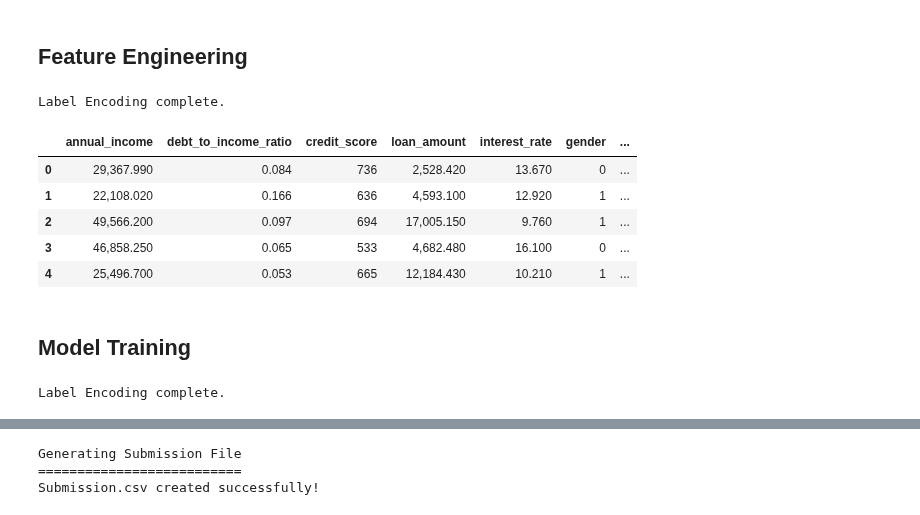
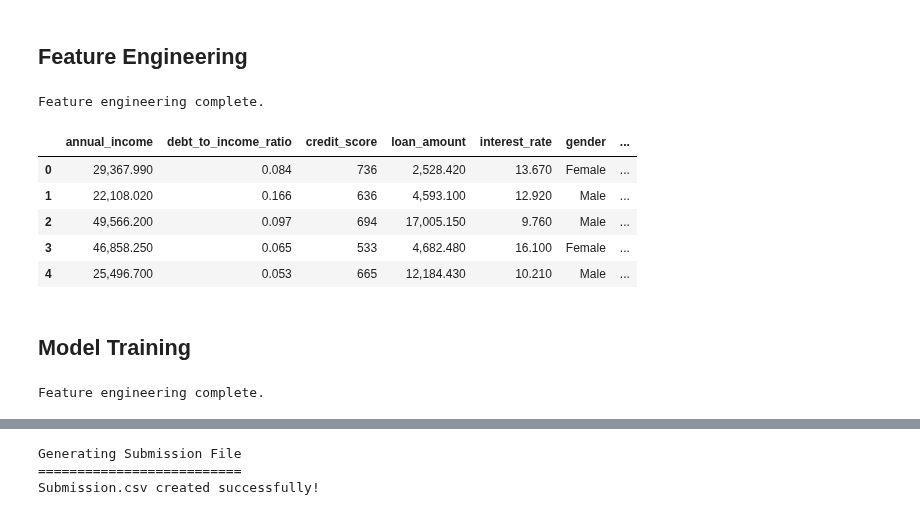
Before and after one commit to SteveTarter/kaggle-playground-series, a Jupyter notebook: 2025/s5e11/Predicting Loan Payback (S5E11).ipynb, the cells around one changed output, grey strips where cells are left out. Cells and saved outputs as stored; diff of their text form; code cells hidden in the pictures.

```diff
--- a/2025/s5e11/Predicting Loan Payback (S5E11).ipynb
+++ b/2025/s5e11/Predicting Loan Payback (S5E11).ipynb
@@ -184,7 +184,7 @@ original_df.head()
 # %% [markdown]
 #### Get rid of the 'id' column before examining the data.  Also, it'll confuse training.
 # %%
-training_df.drop('id', axis=1, inplace=True, errors = "ignore")
+# training_df.drop('id', axis=1, inplace=True, errors = "ignore")
 # %% [markdown]
 ## Exploratory Data Analysis
 # %%
@@ -837,26 +934,26 @@ def feature_engineer(df: pd.DataFrame, target: str = TARGET, drop_duplicates:boo
 # %%
-fe_df = feature_engineer(training_df, fit = True)
+fe_df, fe_encoder = feature_engineer(training_df, fit=True)
 
 fe_df.head()
 # %% [output]
-Label Encoding complete.
+Feature engineering complete.
 |  | annual_income | debt_to_income_ratio | credit_score | loan_amount | interest_rate | gender | ... |
-| 0 | 29,367.990 | 0.084 | 736 | 2,528.420 | 13.670 | 0 | ... |
-| 1 | 22,108.020 | 0.166 | 636 | 4,593.100 | 12.920 | 1 | ... |
-| 2 | 49,566.200 | 0.097 | 694 | 17,005.150 | 9.760 | 1 | ... |
-| 3 | 46,858.250 | 0.065 | 533 | 4,682.480 | 16.100 | 0 | ... |
-| 4 | 25,496.700 | 0.053 | 665 | 12,184.430 | 10.210 | 1 | ... |
+| 0 | 29,367.990 | 0.084 | 736 | 2,528.420 | 13.670 | Female | ... |
+| 1 | 22,108.020 | 0.166 | 636 | 4,593.100 | 12.920 | Male | ... |
+| 2 | 49,566.200 | 0.097 | 694 | 17,005.150 | 9.760 | Male | ... |
+| 3 | 46,858.250 | 0.065 | 533 | 4,682.480 | 16.100 | Female | ... |
+| 4 | 25,496.700 | 0.053 | 665 | 12,184.430 | 10.210 | Male | ... |
 # %% [markdown]
 ## Model Training
 # %%
 # Define Features (X) and Target (y) ---
-X = fe_df.copy().drop(TARGET, axis=1, errors = "ignore")
+X = fe_df.drop(TARGET, axis=1)
 y = fe_df[TARGET].astype(int)
 
-# Now, feature engineer the test data, using the previously fir encoders.
-X_test = feature_engineer(test_df, fit = False)
+# Now, feature engineer the test data, using the previoussly returned encoder.
+X_test, _ = feature_engineer(test_df, encoder=fe_encoder)
 # %% [output]
-Label Encoding complete.
+Feature engineering complete.
 # %%
 X.head()
 # %% [output]
```
Also changed, not shown: parts of 17 cells of this notebook, 5 other files.
